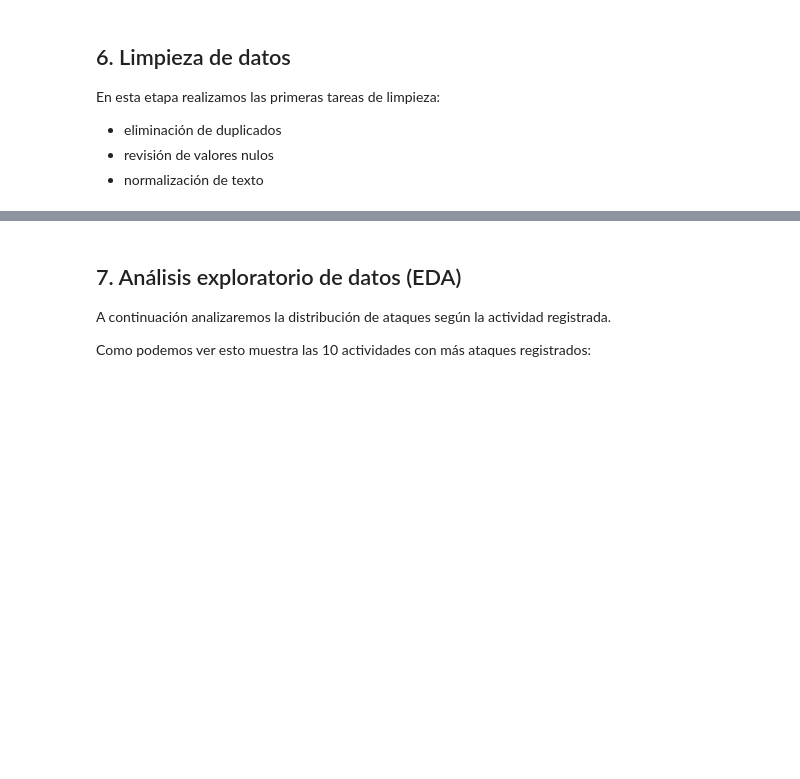
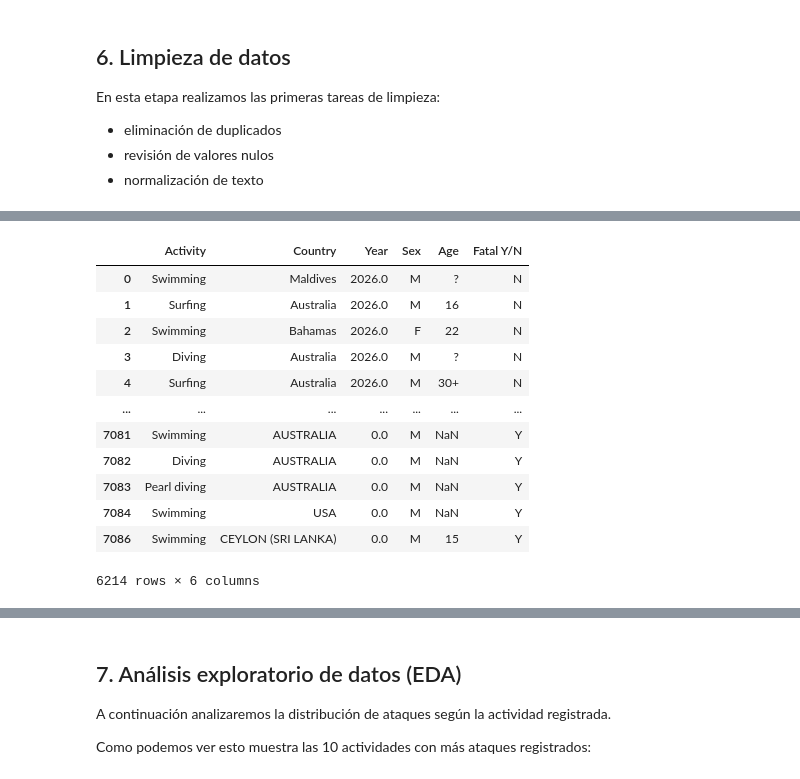
Before and after one commit to gabrieleb76-bot/Shark_Attacks_New, a Jupyter notebook: Shark_Attacks.ipynb, the cells around one changed output, grey strips where cells are left out. Cells and saved outputs as stored; diff of their text form; code cells hidden in the pictures; blank space fills up the shorter version.

```diff
--- a/Shark_Attacks.ipynb
+++ b/Shark_Attacks.ipynb
@@ -163,5 +130,20 @@ Unnamed: 22       7085
 dtype: int64
 # %%
 df = df.dropna(subset=["Activity"]) # Eliminamos filas sin información de la columna Activity.
+df
+# %% [output]
+|  | Activity | Country | Year | Sex | Age | Fatal Y/N |
+| 0 | Swimming | Maldives | 2026.0 | M | ? | N |
+| 1 | Surfing | Australia | 2026.0 | M | 16 | N |
+| 2 | Swimming | Bahamas | 2026.0 | F | 22 | N |
+| 3 | Diving | Australia | 2026.0 | M | ? | N |
+| 4 | Surfing | Australia | 2026.0 | M | 30+ | N |
+| ... | ... | ... | ... | ... | ... | ... |
+| 7081 | Swimming | AUSTRALIA | 0.0 | M | NaN | Y |
+| 7082 | Diving | AUSTRALIA | 0.0 | M | NaN | Y |
+| 7083 | Pearl diving | AUSTRALIA | 0.0 | M | NaN | Y |
+| 7084 | Swimming | USA | 0.0 | M | NaN | Y |
+| 7086 | Swimming | CEYLON (SRI LANKA) | 0.0 | M | 15 | Y |
+6214 rows × 6 columns
 # %%
 df["Activity"] = df["Activity"].str.lower().str.strip() # Normalizamos el texto de la columna Activity.
```
Also changed, not shown: parts of 15 cells of this notebook.
